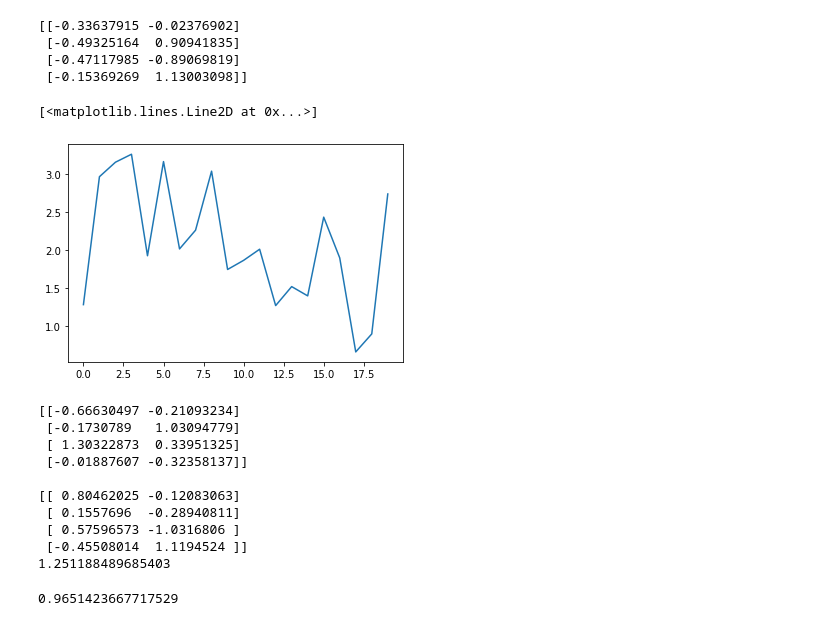
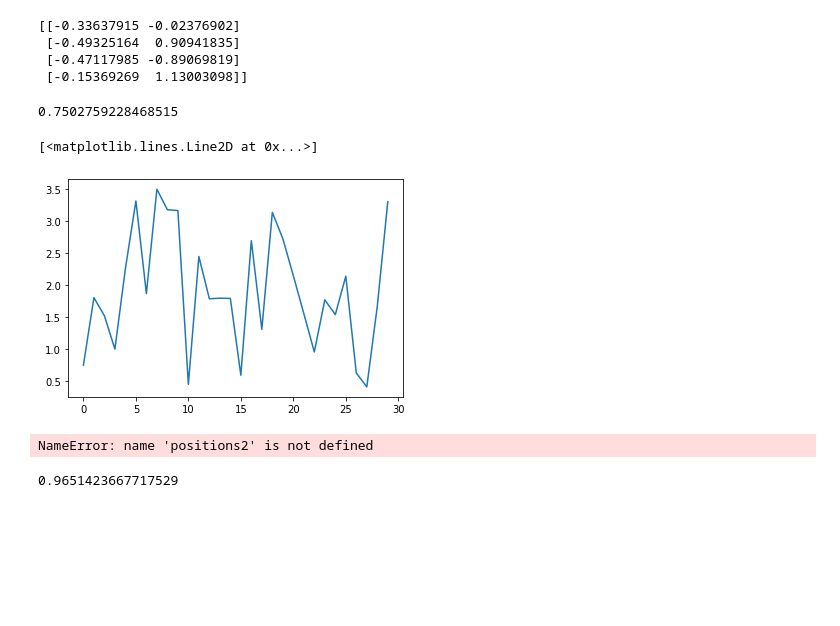
Before and after one commit to iashyam/StatMech-, a Jupyter notebook: Hard_Disks.ipynb, the cells around one changed output. Cells and saved outputs as stored; diff of their text form; code cells hidden in the pictures; blank space fills up the shorter version.

Commit message:
adds velocity diff, choas analysis

```diff
--- a/Hard_Disks.ipynb
+++ b/Hard_Disks.ipynb
@@ -151,49 +151,56 @@ def rms_fluctuation(positions, velocities, n_events):
 # %%
 pos_1 = np.array([[0.4,0.4],[0.4,0.6],[0.6, 0.4], [0.6,0.6]])
-vel_1 = np.array([[0.5,0.5],[1.,1.],[0.,1.],[0.,0.]])
+vel_1 = np.array([[0.5,0.5],[1.,1.],[0.,1.01],[0.,0.]])
 
 vel = sum([np.dot(i,i) for i in vel_1])
 
 pos_2 = np.array([[0.4,0.4],[0.4,0.6],[0.6, 0.4], [0.6,0.6]])
-vel_2 = np.array([[0.502,0.502],[1.02,1.02],[0.02,1.02],[0.02,0.02]])
+# vel_2 = np.array([[0.502,0.502],[1.02,1.02],[0.02,1.02],[0.02,0.02]]) #Slight change
+vel_2 = np.array([[0.5,0.5],[1.,1.0],[0.,1.],[0.,0.]])
+
 
 f_pos_1, f_vel_1 = event_driven(pos_1, vel_1)
 f_pos_2, f_vel_2 = event_driven(pos_2, vel_2)
 
 dist = []
 
 for i in range(len(f_vel_1)):
     diff = f_vel_1[i]-f_vel_2[i]
-    dist.append(np.dot(diff,diff))
+    dist.append(np.dot(diff,diff)) #|diff|^2
+
+print(sum(dist)/vel)
 
 def mean_distances(event_number):
     f_pos_1, f_vel_1 = event_driven(pos_1, vel_1,event_number)
     f_pos_2, f_vel_2 = event_driven(pos_2, vel_2,event_number)
 
     diff = f_vel_2 - f_vel_1
     dist = [np.dot(i,i) for i in diff]
 
 #     dist = np.zeros(len(f_vel_1))
 
 #     for i in range(len(f_vel_1)):
 #         diff = f_vel_1[i]-f_vel_2[i]
 #         dist[i] = (np.dot(diff,diff))
 
     return sum(dist)/vel
 
-event_number = list(range(0,20))
+dist
+
+event_number = list(range(0,30))
 mean_dist = list(map(mean_distances, event_number))
 plt.plot(event_number, mean_dist)
 # %% [output]
-[<matplotlib.lines.Line2D at 0x...>]
+0.7502759228468515
+[<matplotlib.lines.Line2D at 0x...>]
-[figure, old version]
+[figure, new version]
 # %%
 f_velocites1 = event_driven_approach(positions,velocities)
 f_velocites2 = event_driven_approach(positions2,velocities2)
 
-print(f_velocites1)
-print()
-print(f_velocites2)
+# print(f_velocites1)
+# print()
+# print(f_velocites2)
 
 V1 = [np.sqrt(i**2 + j**2) for i,j in f_velocites1]
 V1_sum = sum(np.array(V1)**2)
@@ -211,16 +218,7 @@ V3_sum = sum(V3)
 
 print(V3_sum/V1_sum)
 # %% [output]
-[[-0.66630497 -0.21093234]
- [-0.1730789   1.03094779]
- [ 1.30322873  0.33951325]
- [-0.01887607 -0.32358137]]
-
-[[ 0.80462025 -0.12083063]
- [ 0.1557696  -0.28940811]
- [ 0.57596573 -1.0316806 ]
- [-0.45508014  1.1194524 ]]
-1.251188489685403
+NameError: name 'positions2' is not defined
 # %%
 # %% [output]
 0.9651423667717529
```
Also changed, not shown: parts of 1 cell of this notebook.
